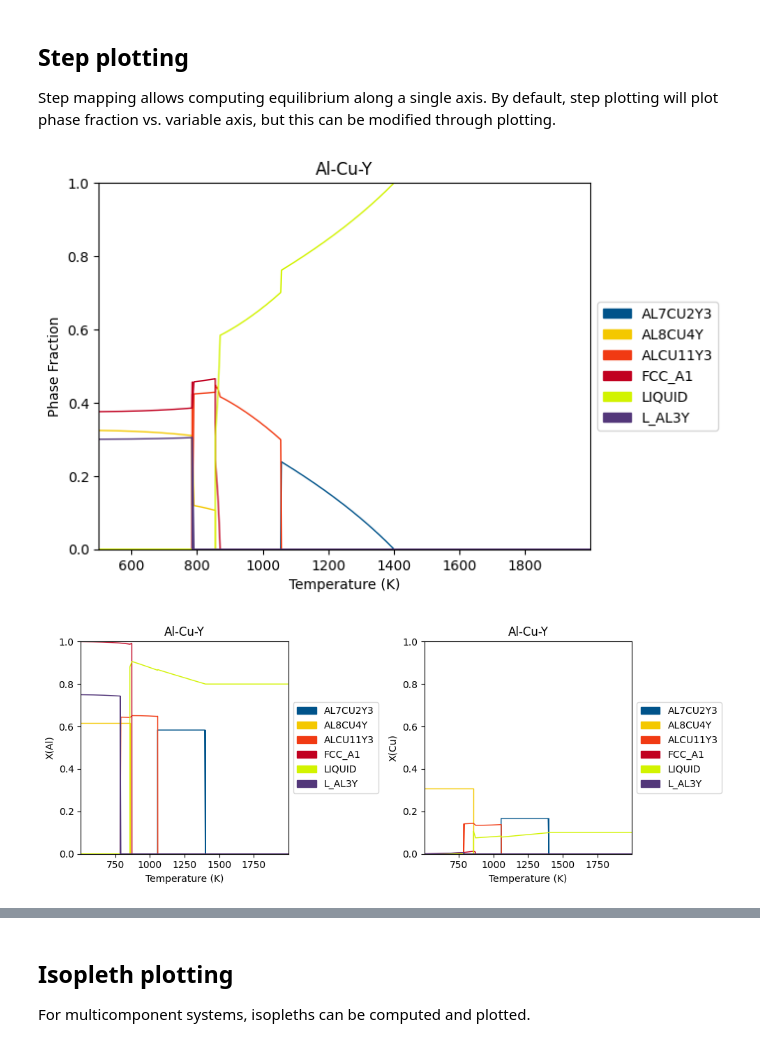
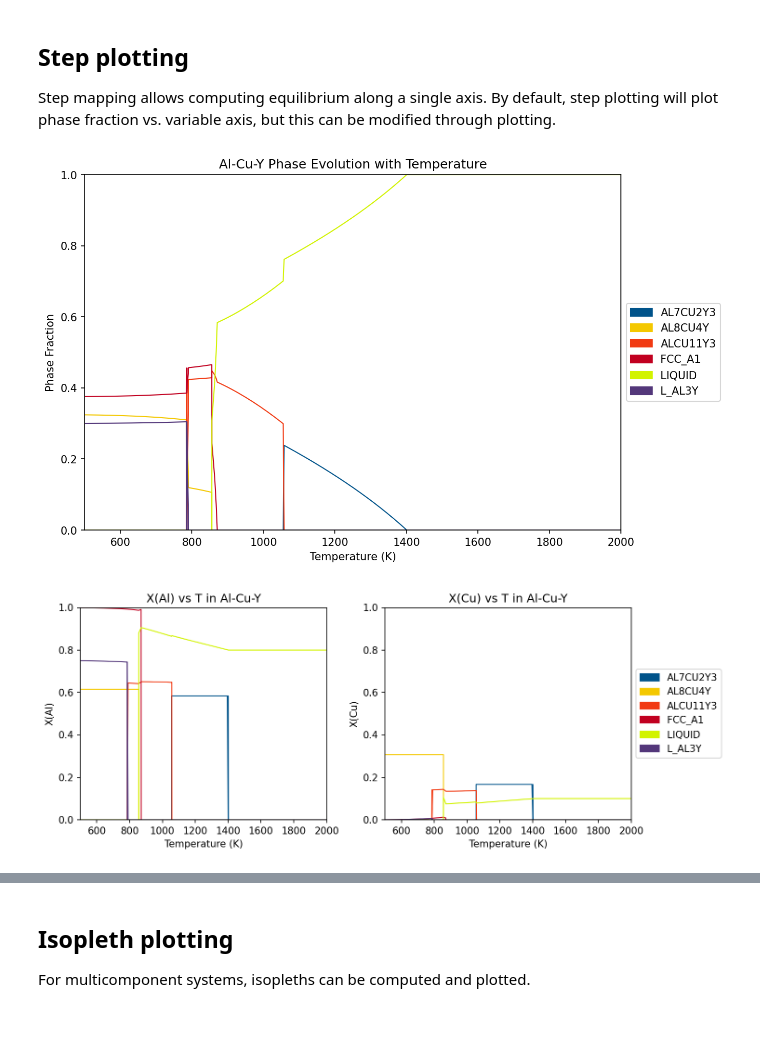
Before and after one commit to pycalphad/pycalphad, a Jupyter notebook: examples/MappingExamples.ipynb, the cells around one changed output, grey strips where cells are left out. Cells and saved outputs as stored; diff of their text form; code cells hidden in the pictures.

```diff
--- a/examples/MappingExamples.ipynb
+++ b/examples/MappingExamples.ipynb
@@ -46,40 +48,41 @@ Step mapping allows computing equilibrium along a single axis. By default, step
 # %%
 from pycalphad.mapping import StepStrategy, plot_step
 
 dbf = Database('Al-Cu-Y.tdb')
 comps = ['AL', 'CU', 'Y', 'VA']
 conds = {v.T: (500, 2000, 10), v.X('AL'): 0.8, v.X('CU'): 0.1, v.P: 101325, v.N: 1}
 
 step = StepStrategy(dbf, comps, phases=None, conditions=conds)
 step.do_map()
 
 ax = plot_step(step)
+fig = ax.figure
 ax.set_title("Al-Cu-Y Phase Evolution with Temperature")
 ax.set_xlim(500, 2000)
-plt.gcf().set_size_inches(9, 6)
-plt.gcf().set_dpi(150)
-plt.show()
+fig.set_size_inches(9, 6)
+fig.set_dpi(150)
+fig.show()
 # %% [output]
-[figure, old version]
+[figure, new version]
 # %%
 # Plotting composition of Al and Cu in each phase
-fig, ax = plt.subplots(1, 2, figsize=(9,6))
+fig, ax = plt.subplots(1, 2, figsize=(10,4))
 plot_step(step, x=v.T, y=v.X('AL'), ax=ax[0])
 plot_step(step, x=v.T, y=v.X('CU'), ax=ax[1])
 
 ax[0].set_title("X(Al) vs T in Al-Cu-Y")
 ax[0].set_xlim([500, 2000])
 ax[0].set_ylim([0, 1])
+ax[0].get_legend().remove()
 
 ax[1].set_title("X(Cu) vs T in Al-Cu-Y")
 ax[1].set_xlim([500, 2000])
 ax[1].set_ylim([0, 1])
 fig.tight_layout()
-
-plt.gcf().set_dpi(150)
-plt.show()
+fig.set_dpi(150)
+fig.show()
 # %% [output]
-[figure, old version]
+[figure, new version]
 # %%
 # Plotting heat capacity vs T
 fig, ax = plt.subplots(figsize=(9,6))
```
Also changed, not shown: parts of 5 cells of this notebook, 10 other files.
